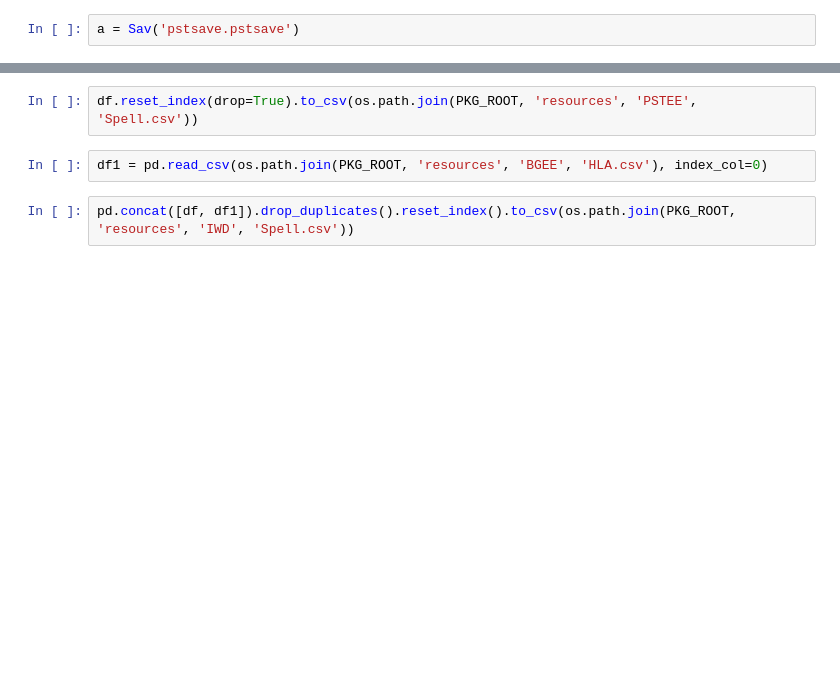
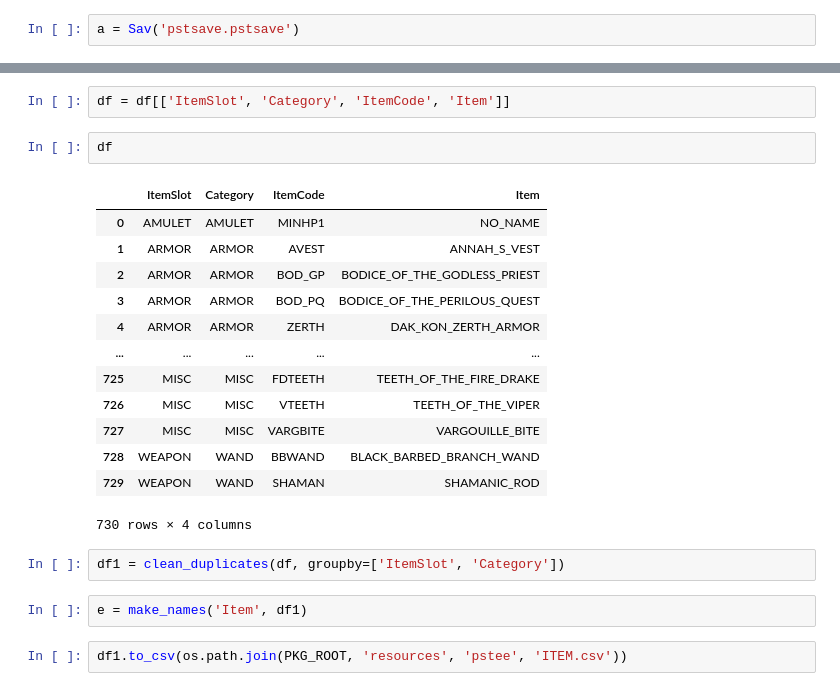
Before and after one commit to yzhcareer/BaldurGate-Save, a Jupyter notebook: New/src/savparser.ipynb, the cells around one changed output, grey strips where cells are left out. Cells and saved outputs as stored; diff of their text form; blank space fills up the shorter version.

```diff
--- a/New/src/savparser.ipynb
+++ b/New/src/savparser.ipynb
@@ -207,6 +101,24 @@ df.Spell = df.Spell.apply(lambda x: re.sub('[^0-9a-zA-Z]', '_', x).replace('__',
+# %%
+df = df[['ItemSlot', 'Category', 'ItemCode', 'Item']]
+# %%
+df
+# %% [output]
+|  | ItemSlot | Category | ItemCode | Item |
+| 0 | AMULET | AMULET | MINHP1 | NO_NAME |
+| 1 | ARMOR | ARMOR | AVEST | ANNAH_S_VEST |
+| 2 | ARMOR | ARMOR | BOD_GP | BODICE_OF_THE_GODLESS_PRIEST |
+| 3 | ARMOR | ARMOR | BOD_PQ | BODICE_OF_THE_PERILOUS_QUEST |
+| 4 | ARMOR | ARMOR | ZERTH | DAK_KON_ZERTH_ARMOR |
+| ... | ... | ... | ... | ... |
+| 725 | MISC | MISC | FDTEETH | TEETH_OF_THE_FIRE_DRAKE |
+| 726 | MISC | MISC | VTEETH | TEETH_OF_THE_VIPER |
+| 727 | MISC | MISC | VARGBITE | VARGOUILLE_BITE |
+| 728 | WEAPON | WAND | BBWAND | BLACK_BARBED_BRANCH_WAND |
+| 729 | WEAPON | WAND | SHAMAN | SHAMANIC_ROD |
+730 rows × 4 columns
+# %%
+df1 = clean_duplicates(df, groupby=['ItemSlot', 'Category'])
+# %%
+e = make_names('Item', df1)
 # %%
-df.reset_index(drop=True).to_csv(os.path.join(PKG_ROOT, 'resources', 'PSTEE', 'Spell.csv'))
+df1.to_csv(os.path.join(PKG_ROOT, 'resources', 'pstee', 'ITEM.csv'))
-# %%
-df1 = pd.read_csv(os.path.join(PKG_ROOT, 'resources', 'BGEE', 'HLA.csv'), index_col=0)
-# %%
-pd.concat([df, df1]).drop_duplicates().reset_index().to_csv(os.path.join(PKG_ROOT, 'resources', 'IWD', 'Spell.csv'))
```
Also changed, not shown: parts of 21 cells of this notebook, 13 other files.
